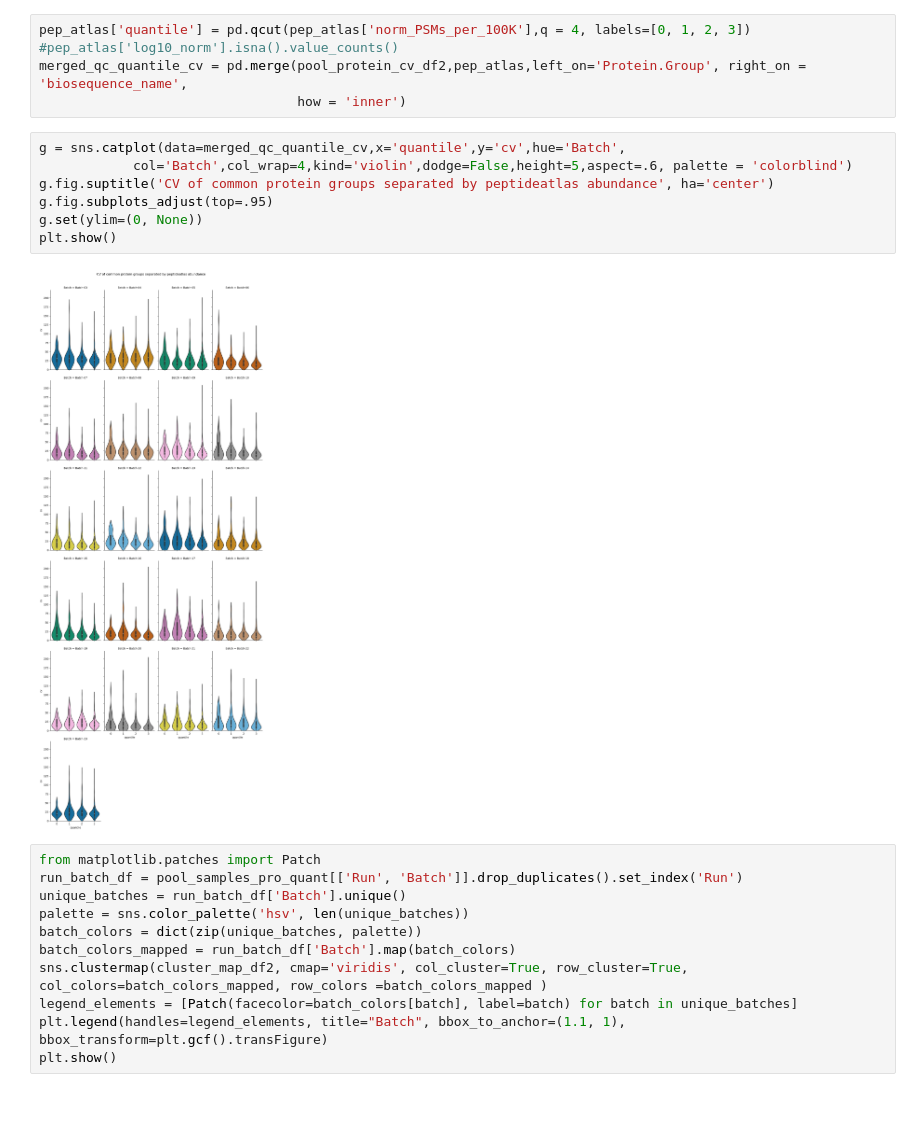
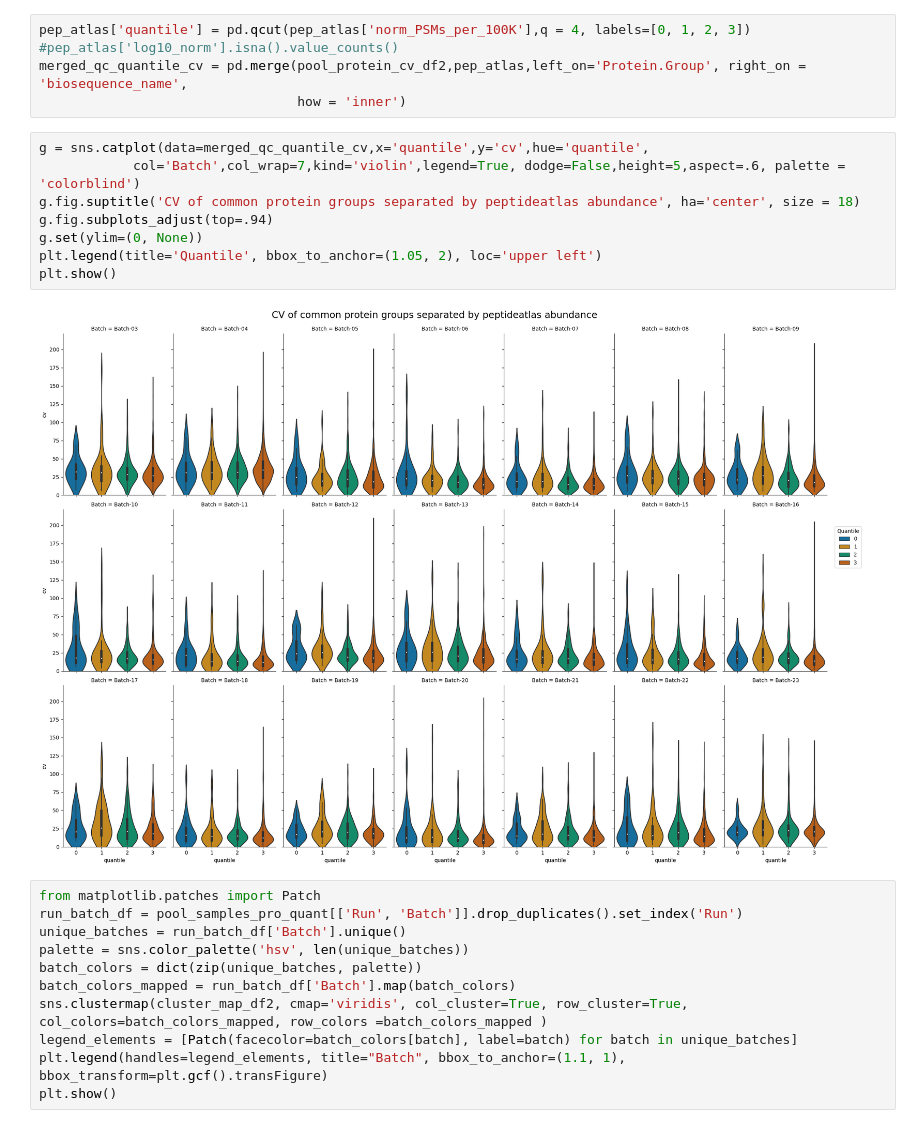
Before and after one commit to kevdai32/Proteomics, a Jupyter notebook: Dia.ipynb, the cells around one changed output. Cells and saved outputs as stored; diff of their text form.

Commit message:
made plot cleaer

```diff
--- a/Dia.ipynb
+++ b/Dia.ipynb
@@ -127,14 +127,15 @@ pep_atlas['quantile'] = pd.qcut(pep_atlas['norm_PSMs_per_100K'],q = 4, labels=[0
 merged_qc_quantile_cv = pd.merge(pool_protein_cv_df2,pep_atlas,left_on='Protein.Group', right_on = 'biosequence_name',
                                  how = 'inner')
 # %%
-g = sns.catplot(data=merged_qc_quantile_cv,x='quantile',y='cv',hue='Batch',
-            col='Batch',col_wrap=4,kind='violin',dodge=False,height=5,aspect=.6, palette = 'colorblind')
-g.fig.suptitle('CV of common protein groups separated by peptideatlas abundance', ha='center')
-g.fig.subplots_adjust(top=.95)
+g = sns.catplot(data=merged_qc_quantile_cv,x='quantile',y='cv',hue='quantile',
+            col='Batch',col_wrap=7,kind='violin',legend=True, dodge=False,height=5,aspect=.6, palette = 'colorblind')
+g.fig.suptitle('CV of common protein groups separated by peptideatlas abundance', ha='center', size = 18)
+g.fig.subplots_adjust(top=.94)
 g.set(ylim=(0, None))
+plt.legend(title='Quantile', bbox_to_anchor=(1.05, 2), loc='upper left')
 plt.show()
 # %% [output]
-[figure, old version]
+[figure, new version]
 # %%
 from matplotlib.patches import Patch
 run_batch_df = pool_samples_pro_quant[['Run', 'Batch']].drop_duplicates().set_index('Run')
```
Also changed, not shown: parts of 1 cell of this notebook.
